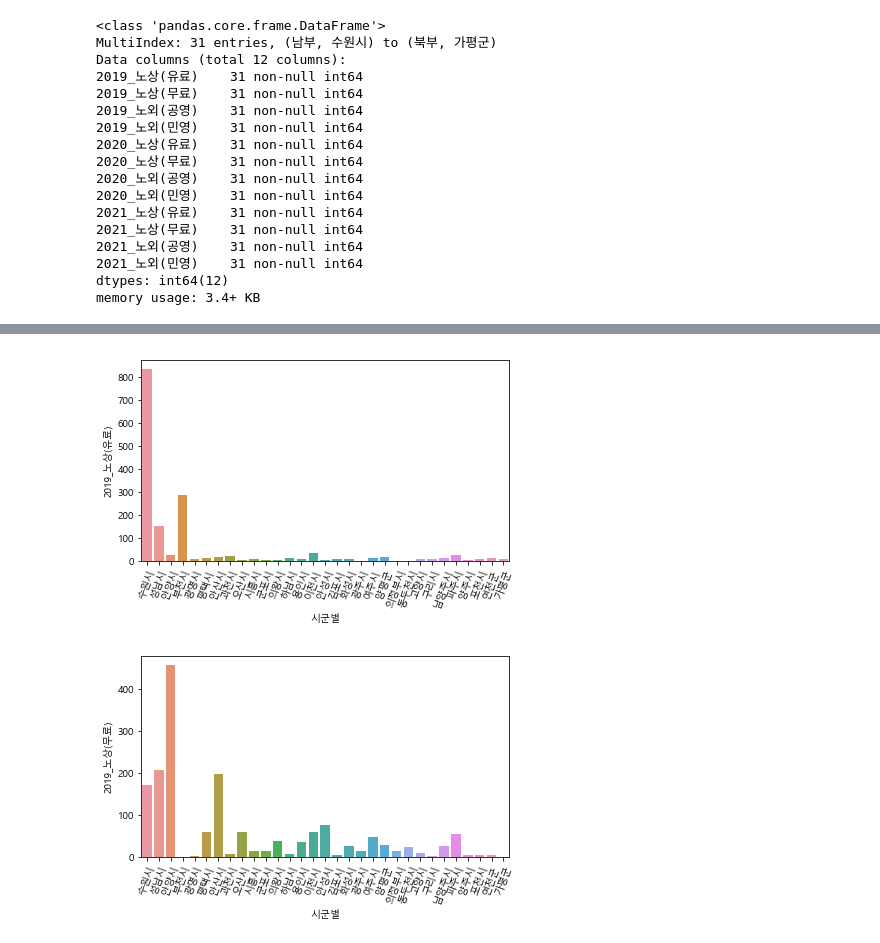
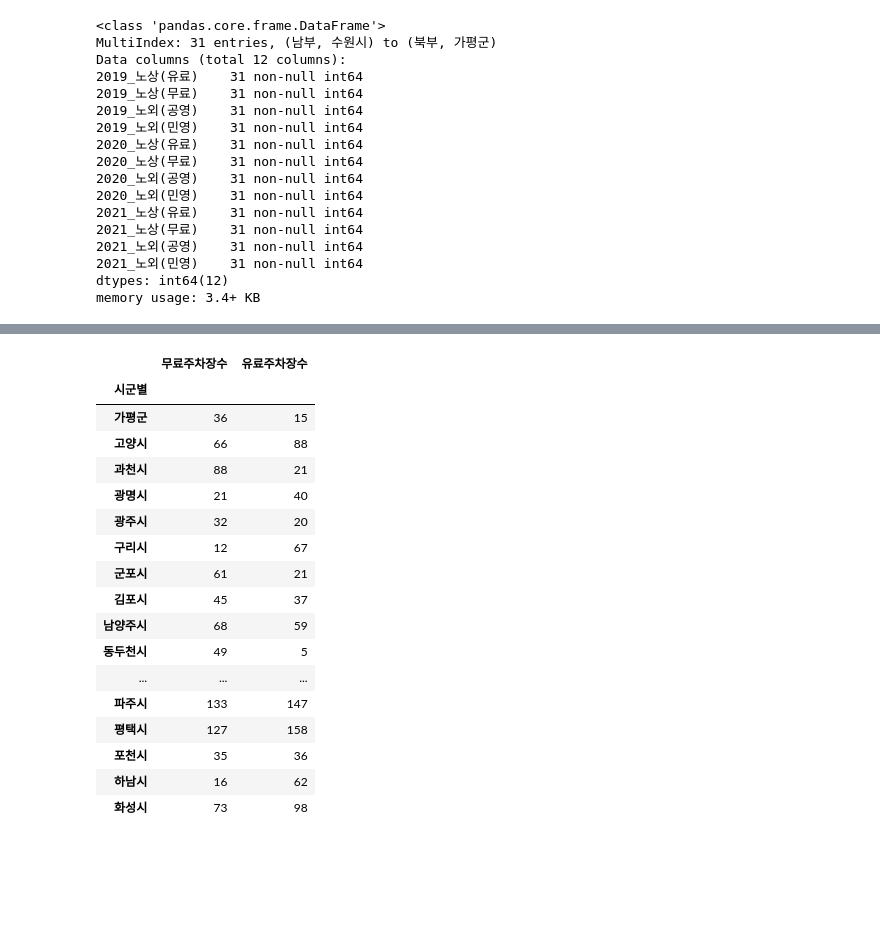
Before and after one commit to SANGHEEZZANG/GGpark, a Jupyter notebook: 경기도주차장수.ipynb, the cells around one changed output, grey strips where cells are left out. Saved outputs shown, nothing was run; the diff lists cells and outputs as text; code cells hidden in the pictures; blank space fills up the shorter version.

```diff
--- a/경기도주차장수.ipynb
+++ b/경기도주차장수.ipynb
@@ -272,17 +321,25 @@ df7.to_csv('ggpark2.csv',encoding='cp949')
+# %%
+df9
+# %% [output]
+|  | 무료주차장수 | 유료주차장수 |
+| 시군별 |  |  |
+| 가평군 | 36 | 15 |
+| 고양시 | 66 | 88 |
+| 과천시 | 88 | 21 |
+| 광명시 | 21 | 40 |
+| 광주시 | 32 | 20 |
+| 구리시 | 12 | 67 |
+| 군포시 | 61 | 21 |
+| 김포시 | 45 | 37 |
+| 남양주시 | 68 | 59 |
+| 동두천시 | 49 | 5 |
+| ... | ... | ... |
+| 파주시 | 133 | 147 |
+| 평택시 | 127 | 158 |
+| 포천시 | 35 | 36 |
+| 하남시 | 16 | 62 |
+| 화성시 | 73 | 98 |
 # %%
 import seaborn as sns
 import matplotlib.pylab as plt
 plt.rcParams['font.family'] = 'Malgun Gothic'
-# %%
-barplot = sns.barplot(x=df7.reset_index()['시군별'],y=df7.reset_index()['2019_노상(유료)'],data=df7.reset_index())
-plt.xticks(rotation=70)
-plt.tight_layout()
-# 막대그림으로 시각화
-# %% [output]
-[figure, removed]
-# %%
-barplot = sns.barplot(x=df7.reset_index()['시군별'],y=df7.reset_index()['2019_노상(무료)'],data=df7.reset_index())
-plt.xticks(rotation=70)
-plt.tight_layout()
-# %% [output]
-[figure, removed]
```
Also changed, not shown: parts of 23 cells of this notebook.
